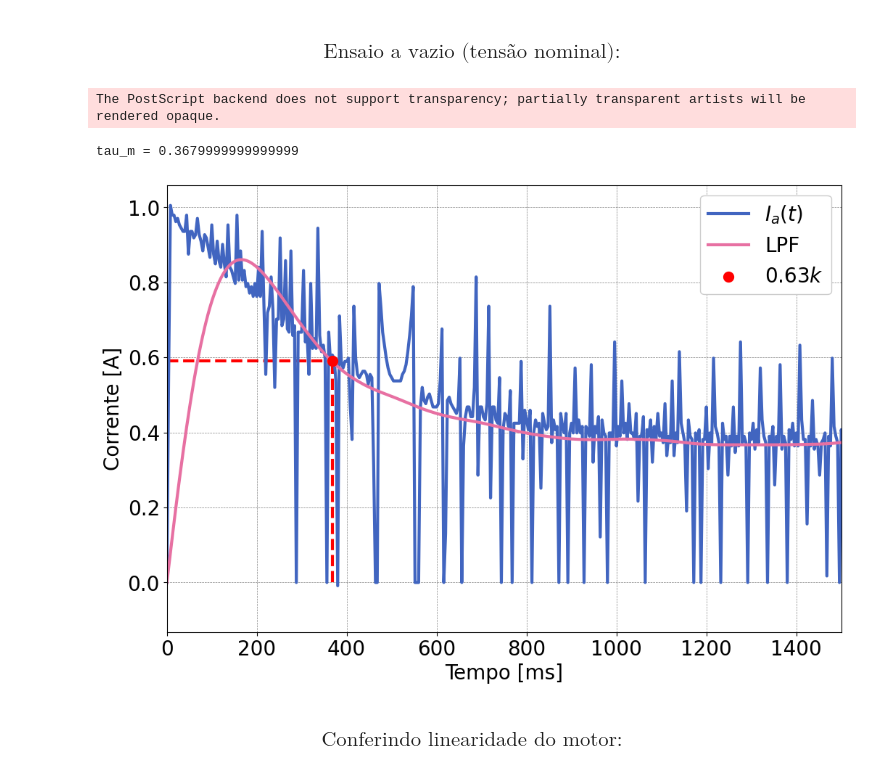
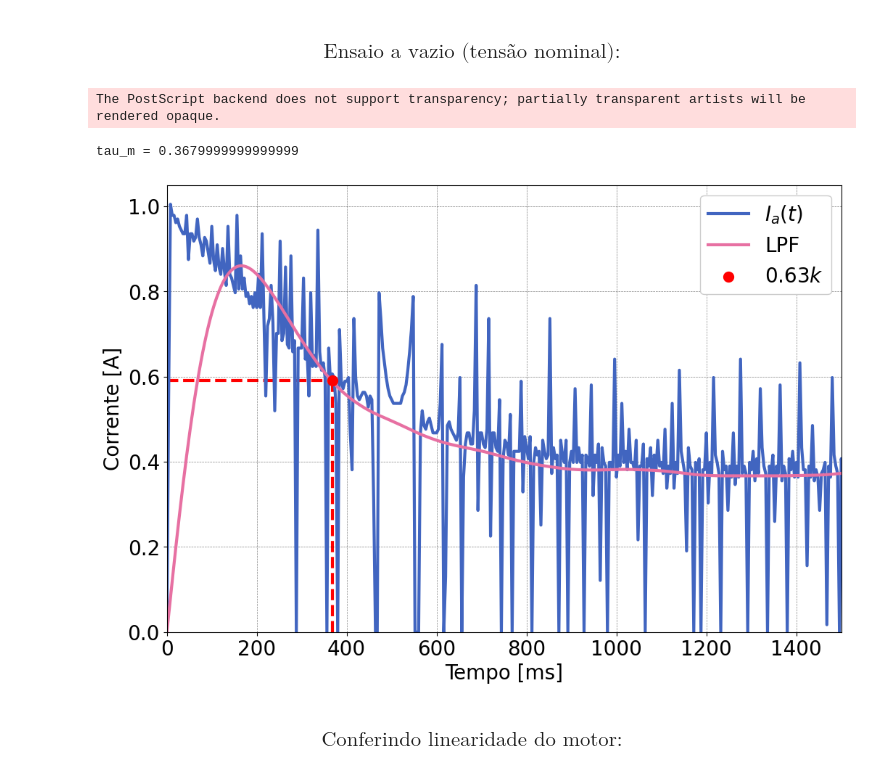
Before and after one commit to ErickNMA/LCD, a Jupyter notebook: ensaios_planta/fan-plate_analisys.ipynb, the cells around one changed output. Cells and saved outputs as stored; diff of their text form; code cells hidden in the pictures.

```diff
--- a/ensaios_planta/fan-plate_analisys.ipynb
+++ b/ensaios_planta/fan-plate_analisys.ipynb
@@ -93,35 +93,35 @@ The PostScript backend does not support transparency; partially transparent arti
 #Carregando curva do osciloscópio:
 VZ = np.loadtxt('VZ\F0000CH1.csv', delimiter=',', unpack=True, dtype='str')
 t2 = VZ[3].astype(np.float_)[320:1200]-VZ[3].astype(np.float_)[320]
 y2 = VZ[4].astype(np.float_)[320:1200]
 y2lpf = LPF(y2, 2, 10, 10e2)
 
 #Ajuste da corrente pela queda de tensão no shunt:
 y2 *= ((1/Ra)+(1/Rs))
 y2lpf = LPF(y2, 2, 10, 10e2)
 
 #Cálculo da constante de tempo mecânica:
 y263 = (y2[2]-(0.632*(y2[2]-y2lpf[-1])))
 taum = t2[index(y2lpf[30:], y263)+30]
 print(f'tau_m = {taum}')
 
 #Plot dos dados:
 plt.figure()
 plt.plot((0, taum*1e3), (y263, y263), linestyle='dashed', color='r', zorder=0)
 plt.plot((taum*1e3, taum*1e3), (0, y263), linestyle='dashed', color='r', zorder=0)
 plt.plot(t2*1e3, y2, label='$I_a(t)$', zorder=1)
 plt.plot(t2*1e3, y2lpf, label='LPF', zorder=2)
 plt.scatter(taum*1e3, y263, linewidths=5, color='r', label='$0.63k$', zorder=3)
-#plt.ylim(0, 1.1)
+plt.ylim(0, 1.05)
 plt.xlim(0, 1.5*1e3)
 plt.ylabel('Corrente [A]')
 plt.xlabel('Tempo [ms]')
 plt.legend()
 plt.savefig('curves/vz.eps', dpi=600, transparent=True, bbox_inches='tight')
 # %% [output]
 The PostScript backend does not support transparency; partially transparent artists will be rendered opaque.
 tau_m = 0.3679999999999999
-[figure, old version]
+[figure, new version]
 # %% [markdown]
 ### $$ \text{Conferindo linearidade do motor:}$$
 # %%
```
Also changed, not shown: 5 other files.
